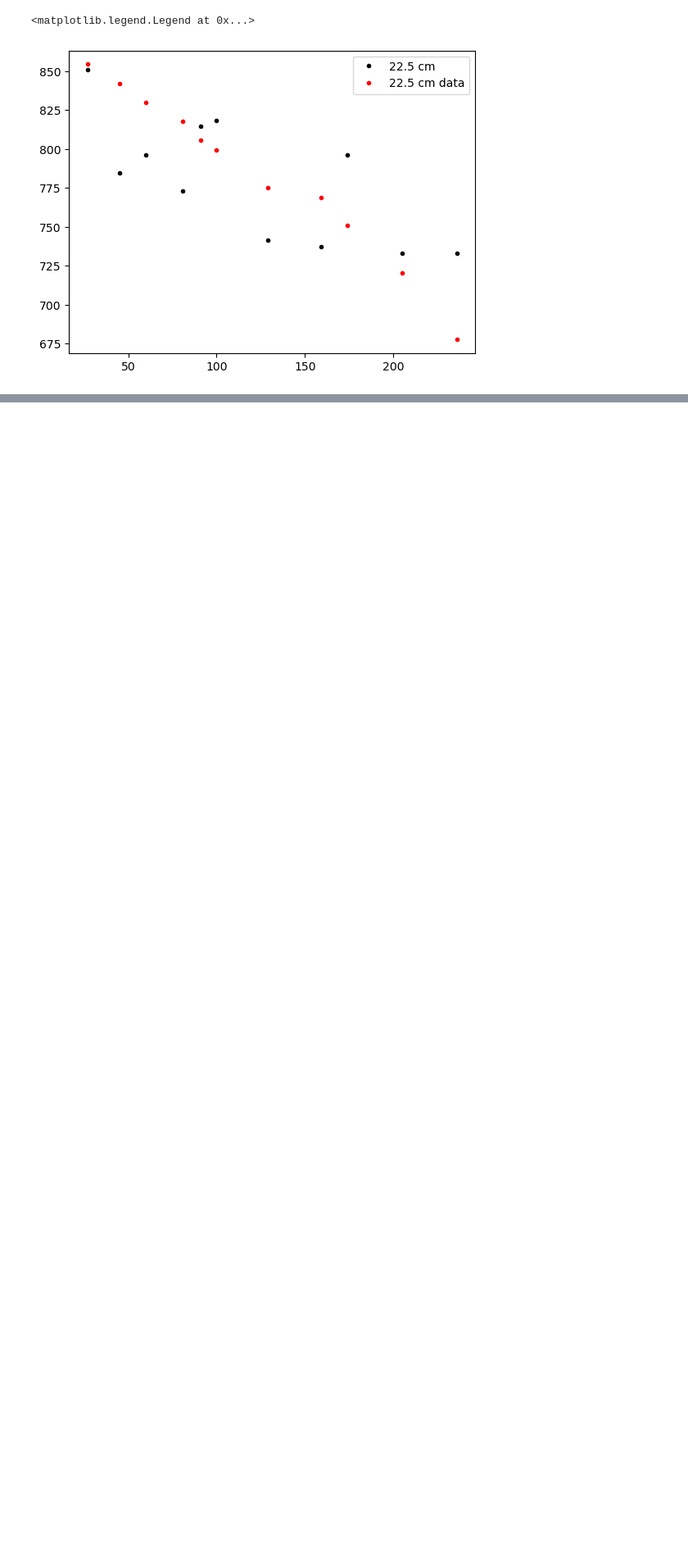
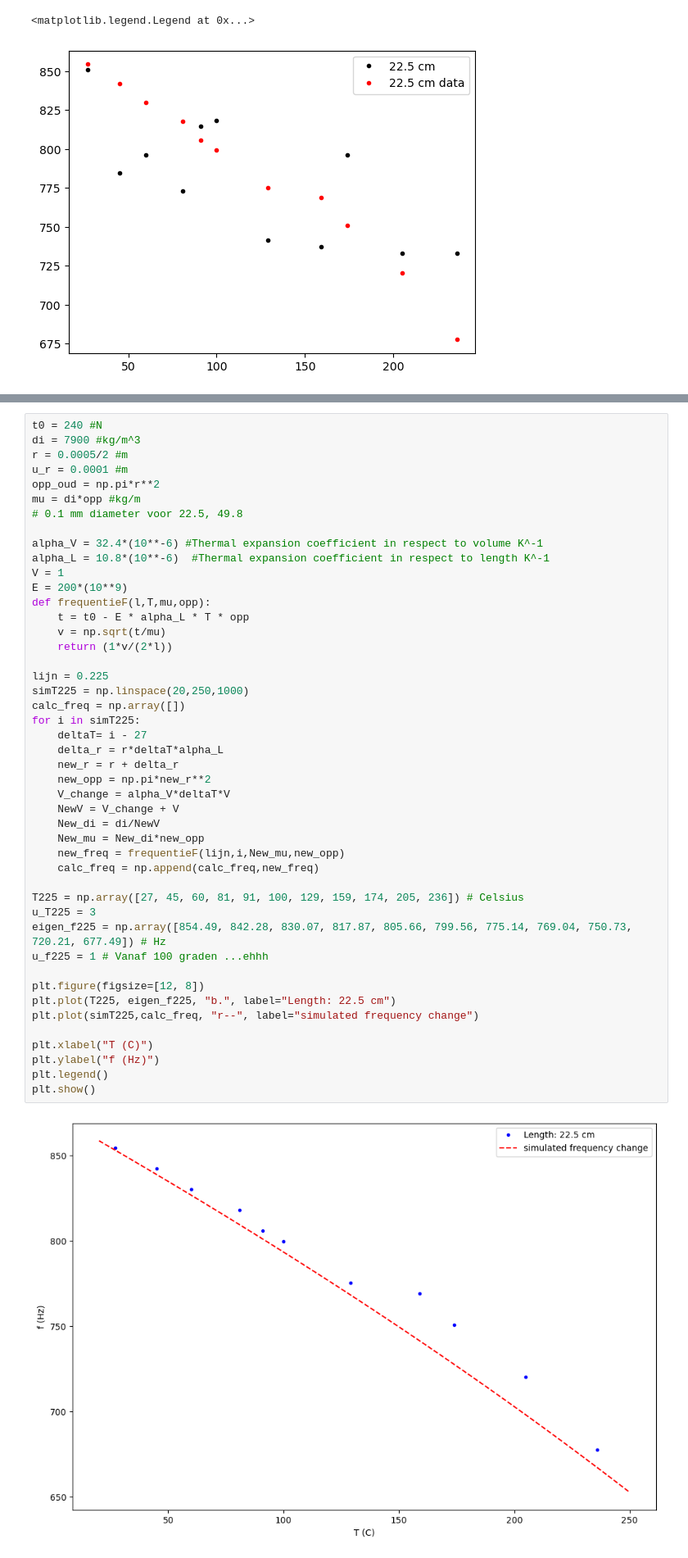
Before and after one commit to AlejandroJean1/Onderzoekspracticum-TN2, a Jupyter notebook: Data Analyse.ipynb, the cells around one changed output, grey strips where cells are left out. Shown at 82% size. Cells and saved outputs as stored; diff of their text form; blank space fills up the shorter version.

```diff
--- a/Data Analyse.ipynb
+++ b/Data Analyse.ipynb
@@ -96,0 +145,48 @@ plt.legend()
+# %%
+t0 = 240 #N
+di = 7900 #kg/m^3
+r = 0.0005/2 #m
+u_r = 0.0001 #m
+opp_oud = np.pi*r**2
+mu = di*opp #kg/m
+# 0.1 mm diameter voor 22.5, 49.8
+
+alpha_V = 32.4*(10**-6) #Thermal expansion coefficient in respect to volume K^-1
+alpha_L = 10.8*(10**-6)  #Thermal expansion coefficient in respect to length K^-1
+V = 1
+E = 200*(10**9)
+def frequentieF(l,T,mu,opp):
+    t = t0 - E * alpha_L * T * opp
+    v = np.sqrt(t/mu)
+    return (1*v/(2*l))
+
+lijn = 0.225
+simT225 = np.linspace(20,250,1000)
+calc_freq = np.array([])
+for i in simT225:
+    deltaT= i - 27
+    delta_r = r*deltaT*alpha_L
+    new_r = r + delta_r
+    new_opp = np.pi*new_r**2
+    V_change = alpha_V*deltaT*V
+    NewV = V_change + V
+    New_di = di/NewV
+    New_mu = New_di*new_opp
+    new_freq = frequentieF(lijn,i,New_mu,new_opp)
+    calc_freq = np.append(calc_freq,new_freq)
+
+T225 = np.array([27, 45, 60, 81, 91, 100, 129, 159, 174, 205, 236]) # Celsius
+u_T225 = 3
+eigen_f225 = np.array([854.49, 842.28, 830.07, 817.87, 805.66, 799.56, 775.14, 769.04, 750.73, 720.21, 677.49]) # Hz
+u_f225 = 1 # Vanaf 100 graden ...ehhh
+
+plt.figure(figsize=[12, 8])
+plt.plot(T225, eigen_f225, "b.", label="Length: 22.5 cm")
+plt.plot(simT225,calc_freq, "r--", label="simulated frequency change")
+
+plt.xlabel("T (C)")
+plt.ylabel("f (Hz)")
+plt.legend()
+plt.show()
+# %% [output]
+[figure, added]
```
Also changed, not shown: parts of 2 cells of this notebook.
